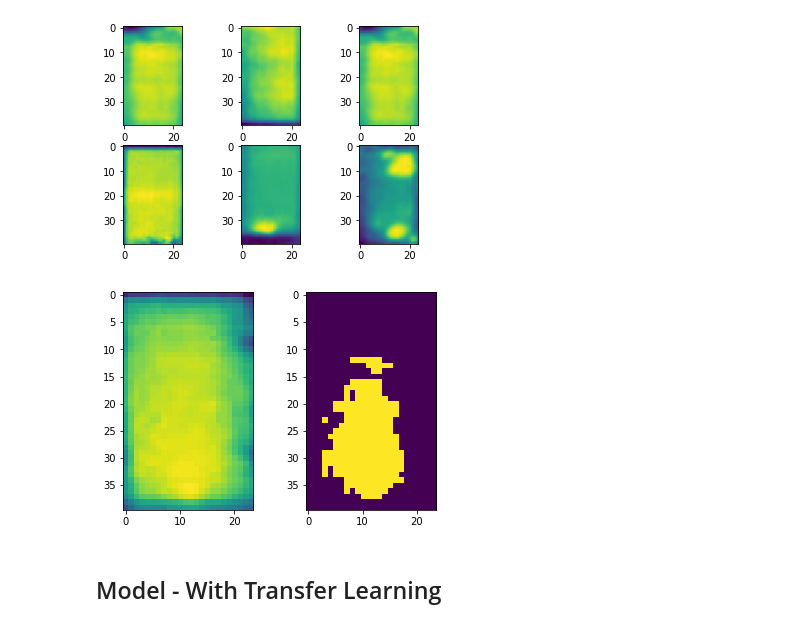
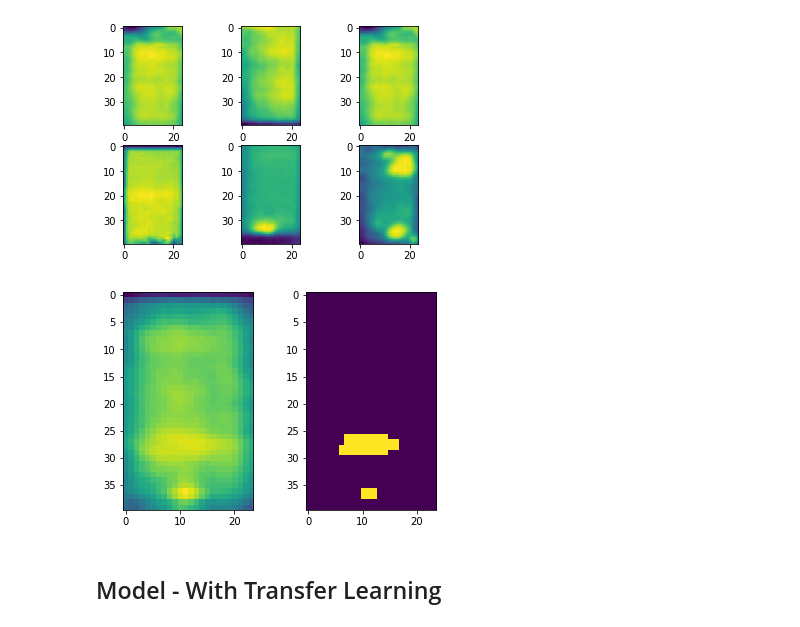
Before and after one commit to regiiis/dlv_group_project, a Jupyter notebook: dlv_1.ipynb, the cells around one changed output. Cells and saved outputs as stored; diff of their text form; code cells hidden in the pictures.

```diff
--- a/dlv_1.ipynb
+++ b/dlv_1.ipynb
@@ -119,22 +123,21 @@ axarr[1,2].imshow(img4)
 <matplotlib.image.AxesImage at 0x...>
 [figure]
 # %%
-def image_binarizer(image, treshold):
+def image_binarizer(image, treshold, save):
+  dir_path = '/content/bin_images/'
+  path = "/content/InfraredSolarModules/images/" + str(image) + ".jpg"
+  imagee = mpimg.imread(path)
+  img = np.array(imagee)
 
   t = float(treshold)
-  img = np.array(image)
   arr = img
-  max_num = 0
-  min_num = 0
-  i, n = 0, 0
+  max_num, min_num, i , n = 0, 0, 0, 0
 
-  # Normalising the image
-  flat_list = [x for xs in arr for x in xs]
+  flat_list = [x for xs in arr for x in xs]    # Normalising the image
   max_num = max(flat_list)
   min_num = min(flat_list)
   normdividend = max_num - min_num
   a2 = np.array([[(k - min_num) / normdividend for k in j] for j in img])
-  #print(a2)
 
   for list in a2:
     for number in list:
@@ -146,18 +149,23 @@ def image_binarizer(image, treshold):
     i = i + 1
     n = 0
 
+  if (save == 1):
+    isExist = os.path.exists(dir_path)
+    if not isExist:
+      os.makedirs(dir_path)
+    im = Image.fromarray(arr)
+    im.save("/content/bin_images/" + str(image) + ".jpg")
+
   fig = plt.figure()
-  plt.axis('off')
   rows, columns = 1 , 2
   fig.add_subplot(rows, columns, 1)
-  plt.imshow(image)
+  plt.imshow(imagee)
   fig.add_subplot(rows, columns, 2)
   plt.imshow(arr)
-# %%
-image_1 = mpimg.imread('/content/InfraredSolarModules/images/99.jpg')
-image_binarizer(image_1, 0.9)
-# %% [output]
-[figure, removed]
+# %%
+image_binarizer(2, 0.9, 1)
+# %% [output]
+[figure, added]
 # %% [markdown]
 ## Model - With Transfer Learning
 # %% [markdown]
```
Also changed, not shown: parts of 1 cell of this notebook.
